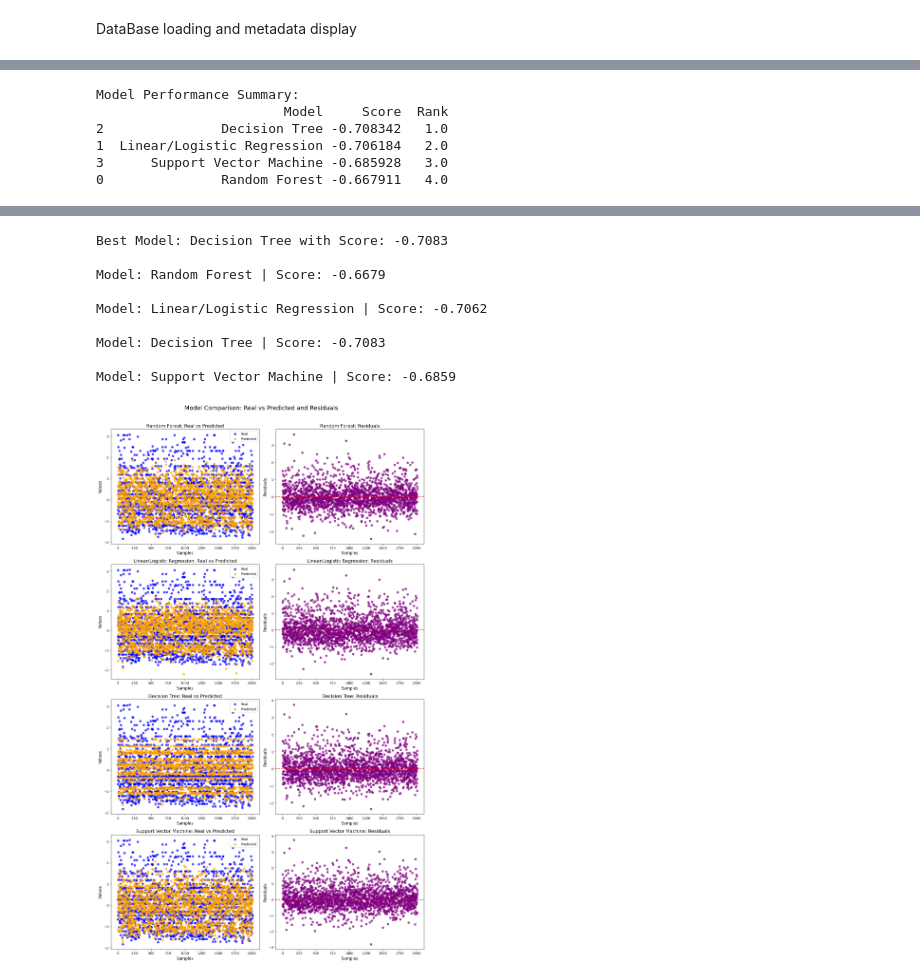
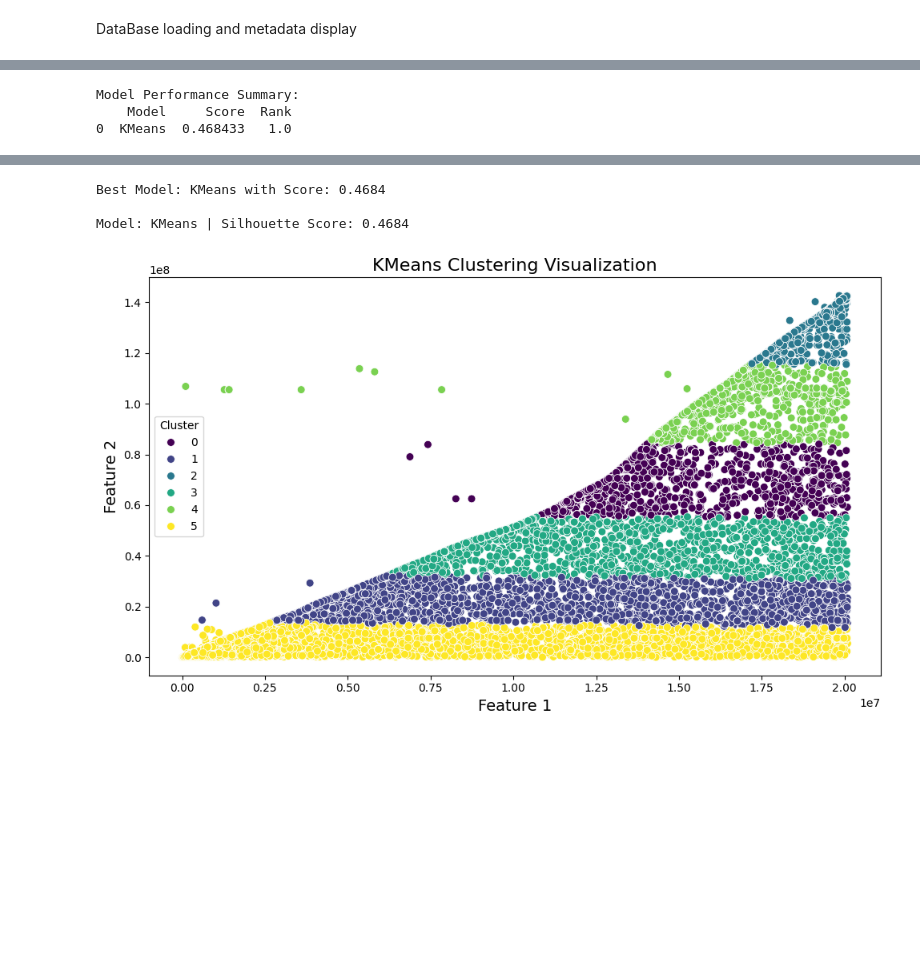
Before and after one commit to Gutelvam/AIFundamentsClass, a Jupyter notebook: notebooks/Assessment_2_multimodel_pipeline.ipynb, the cells around one changed output, grey strips where cells are left out. Drawn from its saved outputs; the diff is of its cells as text; code cells hidden in the pictures; blank space fills up the shorter version.

Commit message:
Unsupervised code

```diff
--- a/notebooks/Assessment_2_multimodel_pipeline.ipynb
+++ b/notebooks/Assessment_2_multimodel_pipeline.ipynb
@@ -66,6 +80,10 @@ class MissingValuesStrategy(Enum):
 	MEDIAN = "median"
 	MODE = "mode"
 	CONSTANT = "constant"
+# %%
+class DataClassification(Enum):
+	NUMERICAL = "numerical"
+	CATEGORICAL = "categorical"
 # %%
 class DataPreparation:
 	def __init__(self, file_path=None, target_column=None):
@@ -652,3 +836,3 @@ DataBase loading and metadata display
 # %%
-airbnb_data_prep:DataPreparation = DataPreparation("../data/learning/airbnb_lisbon/airbnb_lisbon_1480_2017-07-27.csv", target_column="price")
+uairbnb_data_prep:DataPreparation = DataPreparation("../data/learning/airbnb_lisbon/airbnb_lisbon_1480_2017-07-27.csv", target_column="price")
 # %% [output]
@@ -780,6 +927,6 @@ airbnb_data_prep.plot_correlation_matrix()
 # %%
-d_X, d_y = airbnb_data_prep.get_features_and_target()
+d_X, d_y = uairbnb_data_prep.get_features_and_target()
 
-autoML = AutoMLPipeline(LearningType.SUPERVISED, TargetMetric.RMSE)
-autoML.train(d_X, d_y)
+uautoML = AutoMLPipeline(LearningType.UNSUPERVISED, TargetMetric.SILHOUETTE)
+uautoML.train(d_X, d_y, group_columns=["host_id", "room_id"], agg_column="reviews")
 # %% [output]
@@ -803,9 +967,6 @@ autoML.train(d_X, d_y)
 # %%
-autoML.report()
+uautoML.report()
 # %% [output]
 Model Performance Summary:
-                        Model     Score  Rank
-2               Decision Tree -0.708342   1.0
-1  Linear/Logistic Regression -0.706184   2.0
-3      Support Vector Machine -0.685928   3.0
-0               Random Forest -0.667911   4.0
+    Model     Score  Rank
+0  KMeans  0.468433   1.0
@@ -813,10 +974,4 @@ Model Performance Summary:
-Best Model: Decision Tree with Score: -0.7083
+Best Model: KMeans with Score: 0.4684
 
-Model: Random Forest | Score: -0.6679
-
-Model: Linear/Logistic Regression | Score: -0.7062
-
-Model: Decision Tree | Score: -0.7083
-
-Model: Support Vector Machine | Score: -0.6859
+Model: KMeans | Silhouette Score: 0.4684
-[figure, old version]
+[figure, new version]
```
Also changed, not shown: parts of 24 cells of this notebook.
